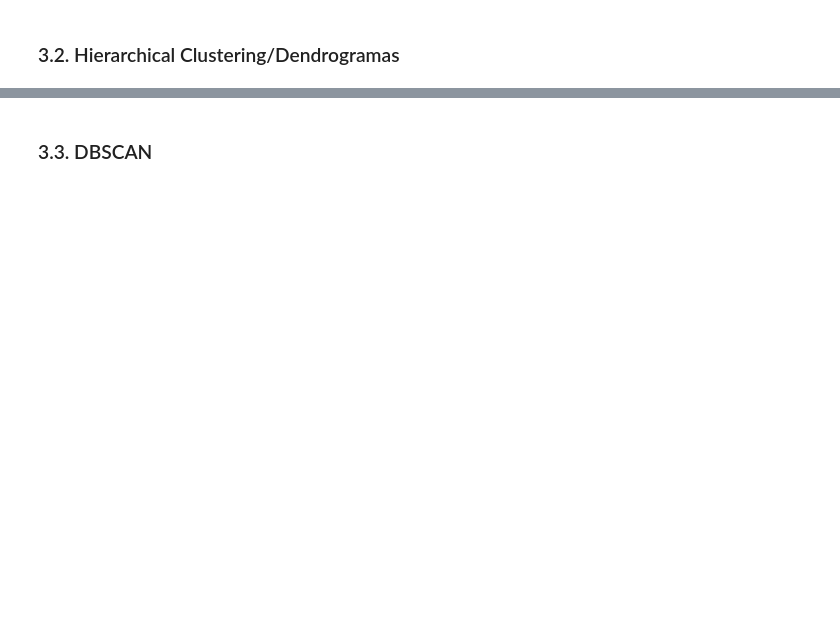
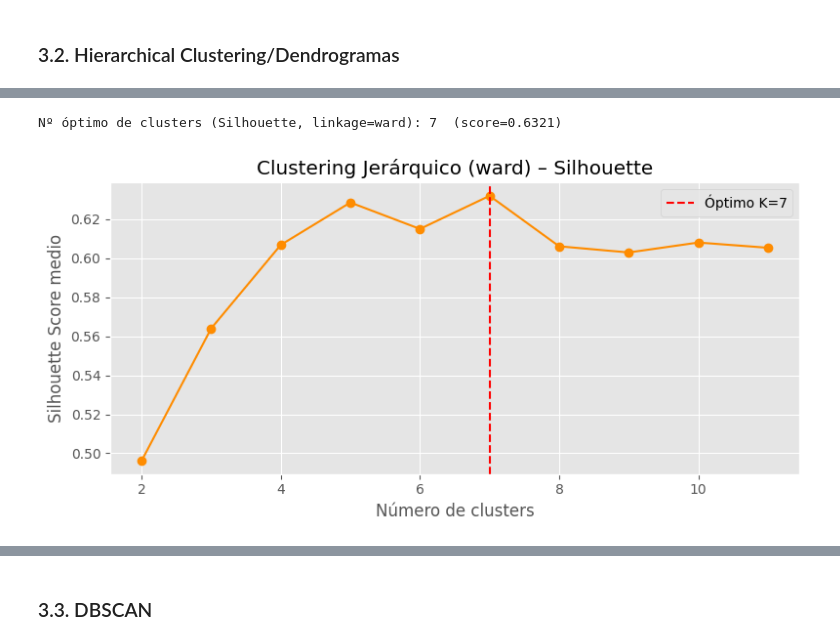
Before and after one commit to 100522155/Aprendizaje-Automatico-pr2, a Jupyter notebook: analisis.ipynb, the cells around one changed output, grey strips where cells are left out. Cells and saved outputs as stored; diff of their text form; code cells hidden in the pictures; blank space fills up the shorter version.

```diff
--- a/analisis.ipynb
+++ b/analisis.ipynb
@@ -246,0 +385,28 @@ A continuación aplicaremos los tres algoritmos de clustering que nos han explic
+# %%
+# Selección de linkage y número óptimo de clusters vía Silhouette
+# Usamos 'ward' por ser el mejor según lo que hemos visto anteriormente
+LINKAGE_ELEGIDO = 'ward'
+
+range_n = range(2, 12)
+sil_hc  = []
+
+for n in range_n:
+    m = AgglomerativeClustering(linkage=LINKAGE_ELEGIDO, n_clusters=n)
+    lab = m.fit_predict(X_pca)
+    sil_hc.append(silhouette_score(X_pca, lab))
+
+best_n_hc = list(range_n)[np.argmax(sil_hc)]
+print(f'Nº óptimo de clusters (Silhouette, linkage={LINKAGE_ELEGIDO}): {best_n_hc}  (score={max(sil_hc):.4f})')
+
+fig, ax = plt.subplots(figsize=(8, 4))
+ax.plot(list(range_n), sil_hc, marker='o', color='darkorange')
+ax.axvline(x=best_n_hc, linestyle='--', color='red', label=f'Óptimo K={best_n_hc}')
+ax.set_title(f'Clustering Jerárquico ({LINKAGE_ELEGIDO}) – Silhouette')
+ax.set_xlabel('Número de clusters')
+ax.set_ylabel('Silhouette Score medio')
+ax.legend()
+plt.tight_layout()
+plt.show()
+# %% [output]
+Nº óptimo de clusters (Silhouette, linkage=ward): 7  (score=0.6321)
+[figure, added]
```
Also changed, not shown: parts of 24 cells of this notebook.
